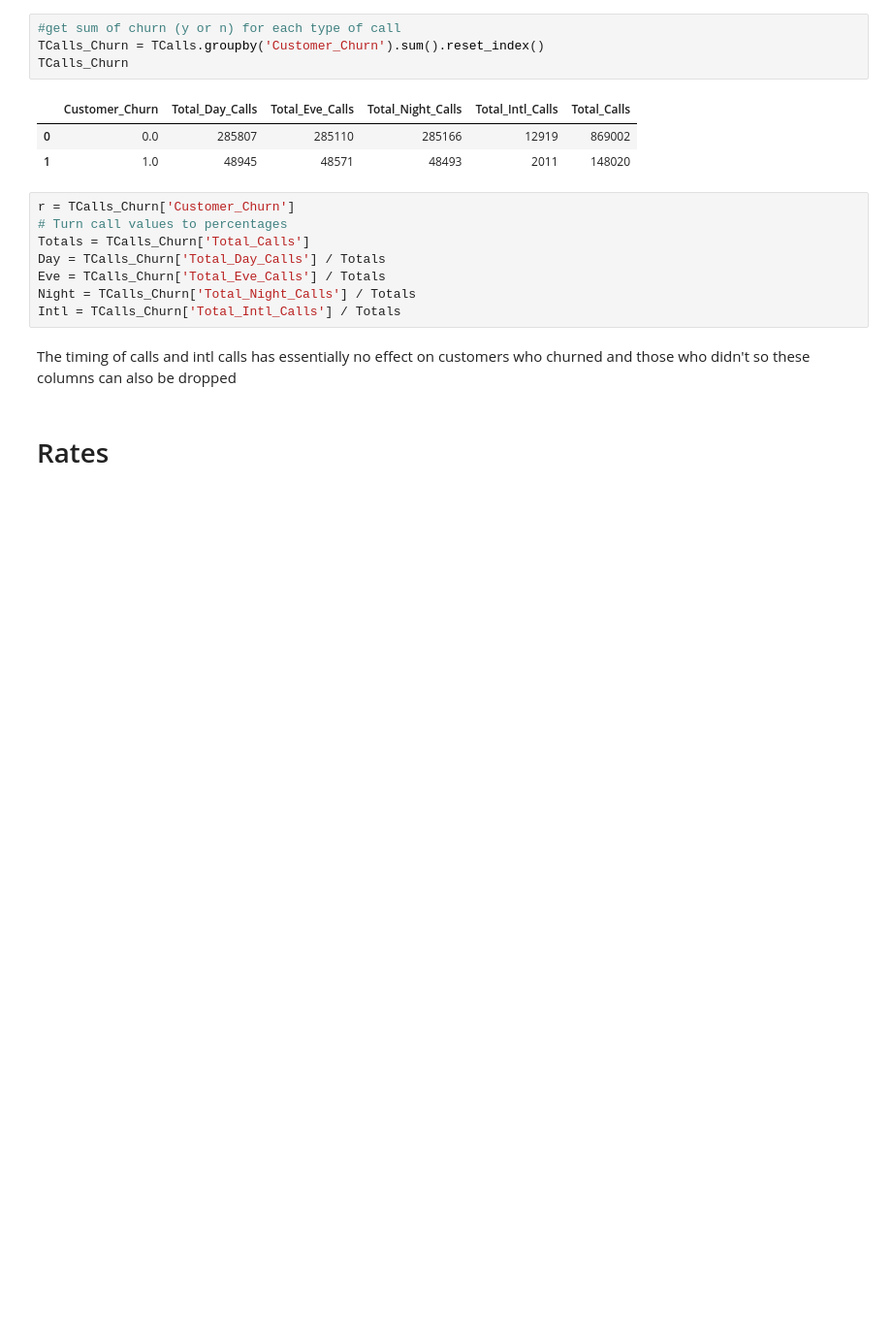
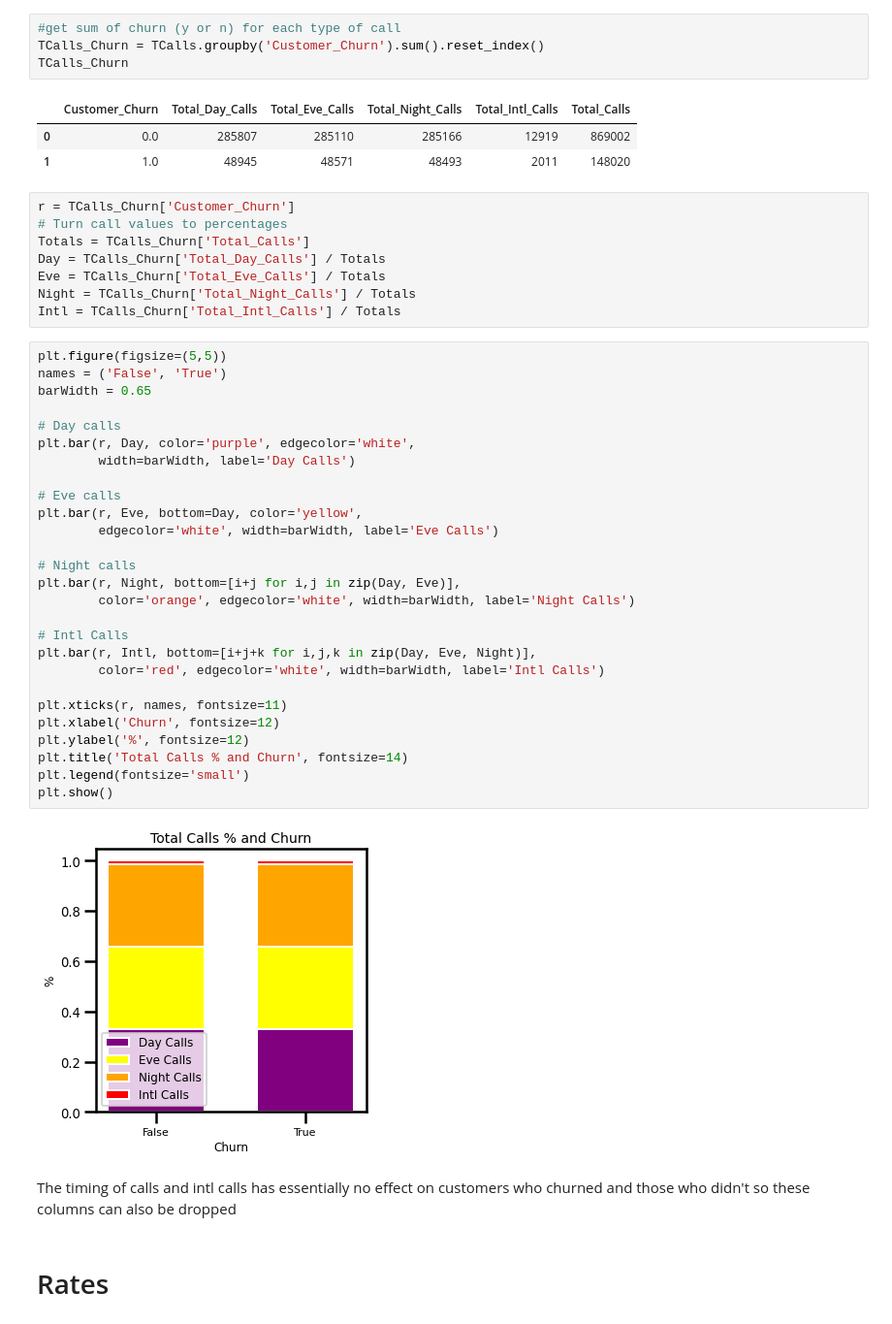
Before and after one commit to sumed-h/SyriaTelProject, a Jupyter notebook: Group2Final(SyriaTel).ipynb, the cells around one changed output. Shown: that part at 97% size. Cells and saved outputs as stored; diff of their text form; blank space fills up the shorter version.

```diff
--- a/Group2Final(SyriaTel).ipynb
+++ b/Group2Final(SyriaTel).ipynb
@@ -368,6 +368,35 @@ Day = TCalls_Churn['Total_Day_Calls'] / Totals
 Eve = TCalls_Churn['Total_Eve_Calls'] / Totals
 Night = TCalls_Churn['Total_Night_Calls'] / Totals
 Intl = TCalls_Churn['Total_Intl_Calls'] / Totals
+# %%
+plt.figure(figsize=(5,5))
+names = ('False', 'True')
+barWidth = 0.65
+
+# Day calls
+plt.bar(r, Day, color='purple', edgecolor='white',
+        width=barWidth, label='Day Calls')
+
+# Eve calls
+plt.bar(r, Eve, bottom=Day, color='yellow',
+        edgecolor='white', width=barWidth, label='Eve Calls')
+
+# Night calls
+plt.bar(r, Night, bottom=[i+j for i,j in zip(Day, Eve)],
+        color='orange', edgecolor='white', width=barWidth, label='Night Calls')
+
+# Intl Calls
+plt.bar(r, Intl, bottom=[i+j+k for i,j,k in zip(Day, Eve, Night)],
+        color='red', edgecolor='white', width=barWidth, label='Intl Calls')
+
+plt.xticks(r, names, fontsize=11)
+plt.xlabel('Churn', fontsize=12)
+plt.ylabel('%', fontsize=12)
+plt.title('Total Calls % and Churn', fontsize=14)
+plt.legend(fontsize='small')
+plt.show()
+# %% [output]
+[figure, added]
 # %% [markdown]
 The timing of calls and intl calls has essentially no effect on customers who churned and those who didn't so these columns can also be dropped
 # %% [markdown]
```
Also changed, not shown: parts of 11 cells of this notebook.
